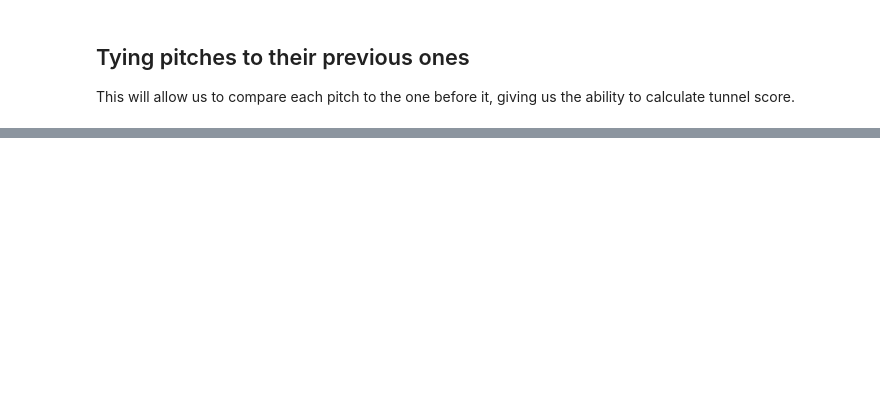
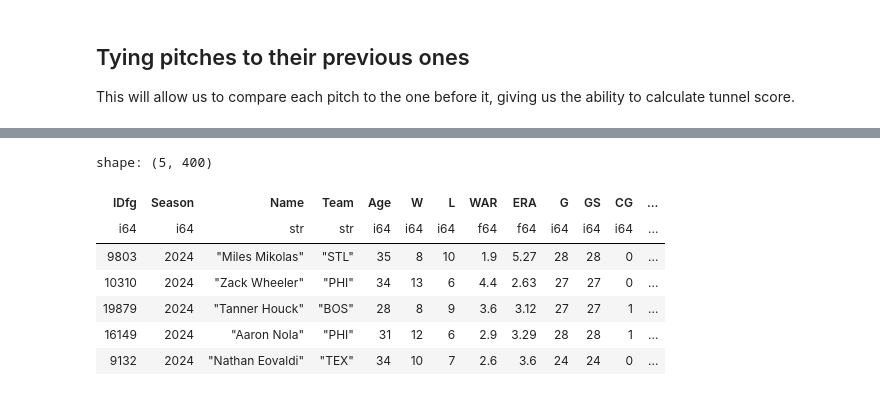
Before and after one commit to Jensen-holm/TunnelScoreEDA, a Jupyter notebook: main.ipynb, the cells around one changed output, grey strips where cells are left out. Cells and saved outputs as stored; diff of their text form; code cells hidden in the pictures; blank space fills up the shorter version.

```diff
--- a/main.ipynb
+++ b/main.ipynb
@@ -147,0 +172,26 @@ shape: (5, 8)
+# %%
+# first loading other player data to join with statcast data
+fangraphs_pitching_df = pybaseball.pitching_stats(2024)
+
+player_fg_ids_df = pybaseball.playerid_reverse_lookup(
+    fangraphs_pitching_df["IDfg"].unique().tolist(), key_type="fangraphs"
+)
+
+player_ids_df = pl.from_pandas(fangraphs_pitching_df).join(
+    other=pl.from_pandas(player_fg_ids_df),
+    left_on="IDfg",
+    right_on="key_fangraphs",
+    how="left",
+    validate="1:1",
+)
+
+player_ids_df.sample(5, seed=1)
+# %% [output]
+shape: (5, 400)
+| IDfg | Season | Name | Team | Age | W | L | WAR | ERA | G | GS | CG | ... |
+| i64 | i64 | str | str | i64 | i64 | i64 | f64 | f64 | i64 | i64 | i64 | ... |
+| 9803 | 2024 | "Miles Mikolas" | "STL" | 35 | 8 | 10 | 1.9 | 5.27 | 28 | 28 | 0 | ... |
+| 10310 | 2024 | "Zack Wheeler" | "PHI" | 34 | 13 | 6 | 4.4 | 2.63 | 27 | 27 | 0 | ... |
+| 19879 | 2024 | "Tanner Houck" | "BOS" | 28 | 8 | 9 | 3.6 | 3.12 | 27 | 27 | 1 | ... |
+| 16149 | 2024 | "Aaron Nola" | "PHI" | 31 | 12 | 6 | 2.9 | 3.29 | 28 | 28 | 1 | ... |
+| 9132 | 2024 | "Nathan Eovaldi" | "TEX" | 34 | 10 | 7 | 2.6 | 3.6 | 24 | 24 | 0 | ... |
```
Also changed, not shown: parts of 8 cells of this notebook, 1 other file.
